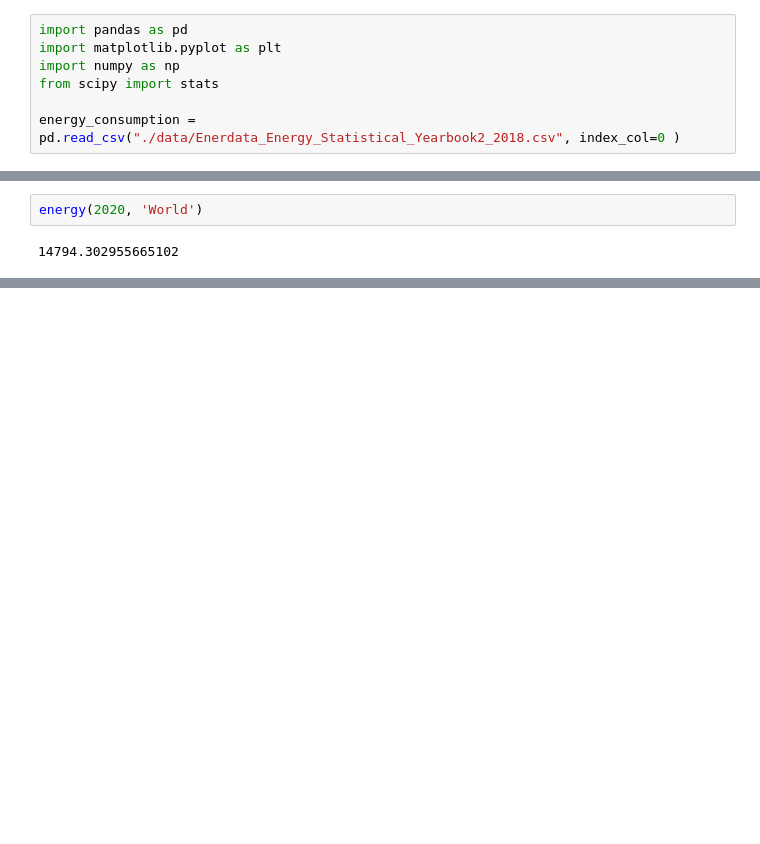
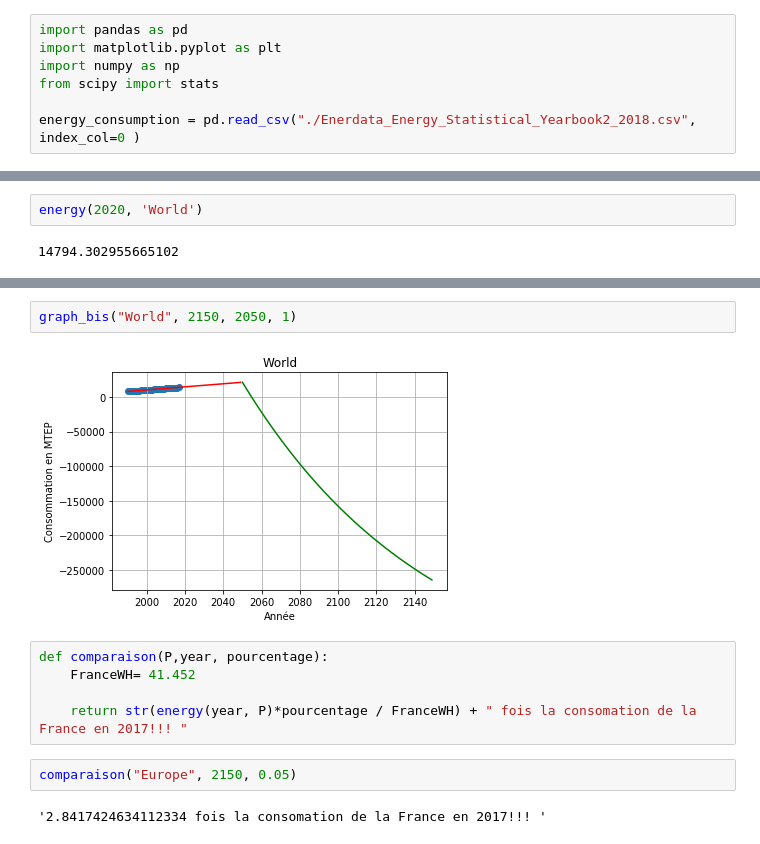
Before and after one commit to are2019-mipia1a2/Evolution-CO2, a Jupyter notebook: ENERGIE2 ARE-checkpoint.ipynb, the cells around one changed output, grey strips where cells are left out. Drawn from its saved outputs; the diff is of its cells as text; blank space fills up the shorter version.

```diff
--- a/ENERGIE2 ARE-checkpoint.ipynb
+++ b/ENERGIE2 ARE-checkpoint.ipynb
@@ -4,4 +4,4 @@ import matplotlib.pyplot as plt
 import numpy as np
 from scipy import stats
 
-energy_consumption = pd.read_csv("./data/Enerdata_Energy_Statistical_Yearbook2_2018.csv", index_col=0 )
+energy_consumption = pd.read_csv("./Enerdata_Energy_Statistical_Yearbook2_2018.csv", index_col=0 )
@@ -95,0 +117,13 @@ energy(2020, 'World')
+# %%
+graph_bis("World", 2150, 2050, 1)
+# %% [output]
+[figure, added]
+# %%
+def comparaison(P,year, pourcentage):
+    FranceWH= 41.452
+
+    return str(energy(year, P)*pourcentage / FranceWH) + " fois la consomation de la France en 2017!!! "
+# %%
+comparaison("Europe", 2150, 0.05)
+# %% [output]
+'2.8417424634112334 fois la consomation de la France en 2017!!! '
```
Also changed, not shown: parts of 5 cells of this notebook.
